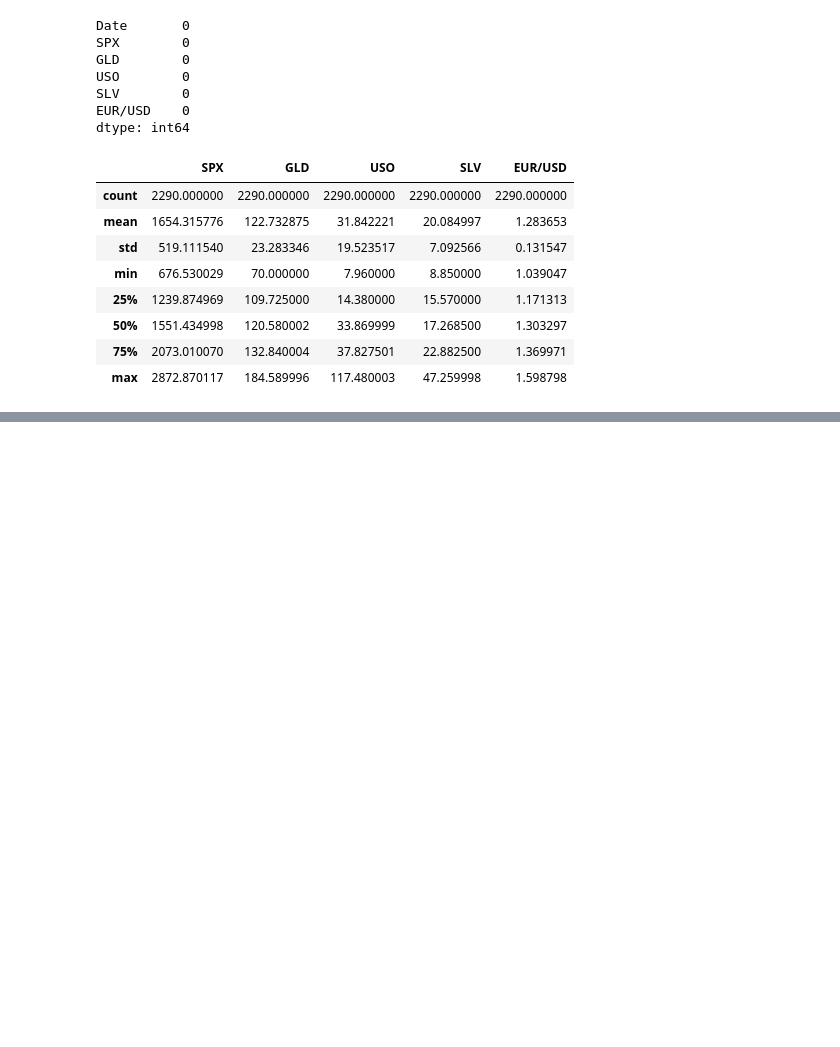
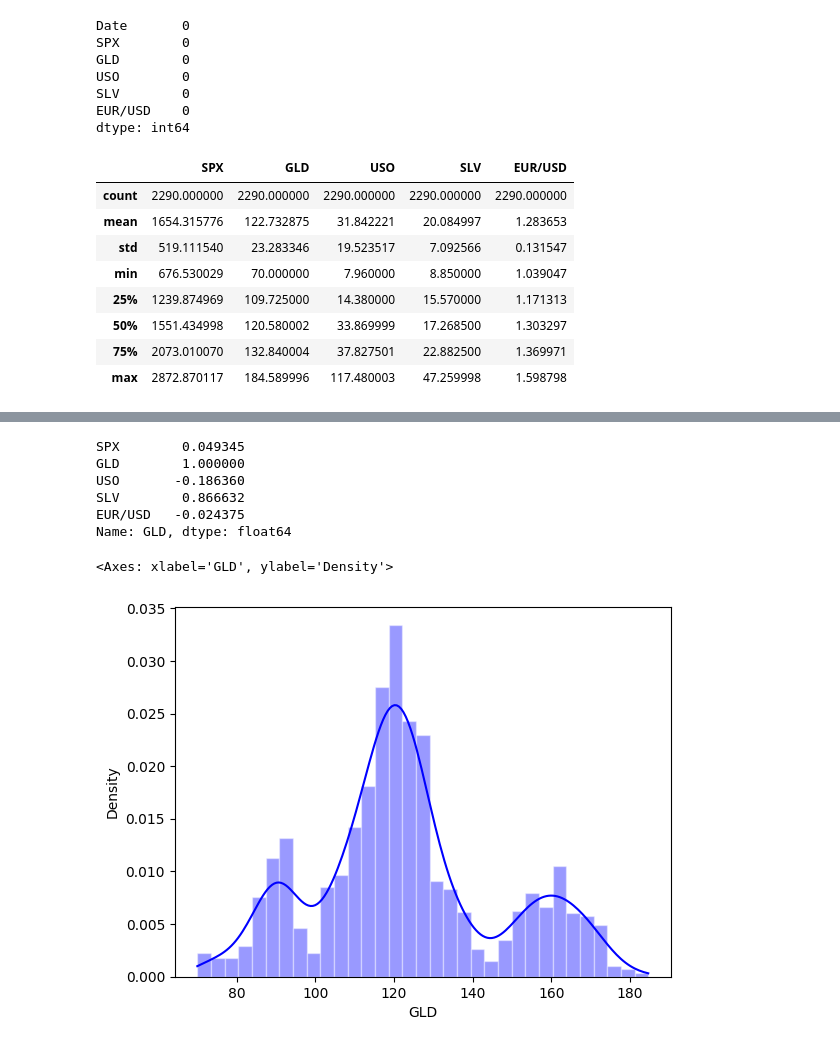
Before and after one commit to Sanidhya-1/Gold-Price-Prediction, a Jupyter notebook: Gold Price Prediction.ipynb, the cells around one changed output, grey strips where cells are left out. Saved outputs shown, nothing was run; the diff lists cells and outputs as text; code cells hidden in the pictures; blank space fills up the shorter version.

Commit message:
changes for distplot to histplot on GLD data

```diff
--- a/Gold Price Prediction.ipynb
+++ b/Gold Price Prediction.ipynb
@@ -140,0 +90,14 @@ X_train,X_test,Y_train,Y_test = train_test_split(X,Y,test_size = 0.2,random_stat
+# %%
+print(correlation['GLD'])
+# %% [output]
+SPX        0.049345
+GLD        1.000000
+USO       -0.186360
+SLV        0.866632
+EUR/USD   -0.024375
+Name: GLD, dtype: float64
+# %%
+sns.histplot(gold_data['GLD'],color='blue',kde=True,stat = 'density',  alpha=.4, edgecolor=(1, 1, 1, .4))
+# %% [output]
+<Axes: xlabel='GLD', ylabel='Density'>
+[figure, added]
```
Also changed, not shown: parts of 12 cells of this notebook.
